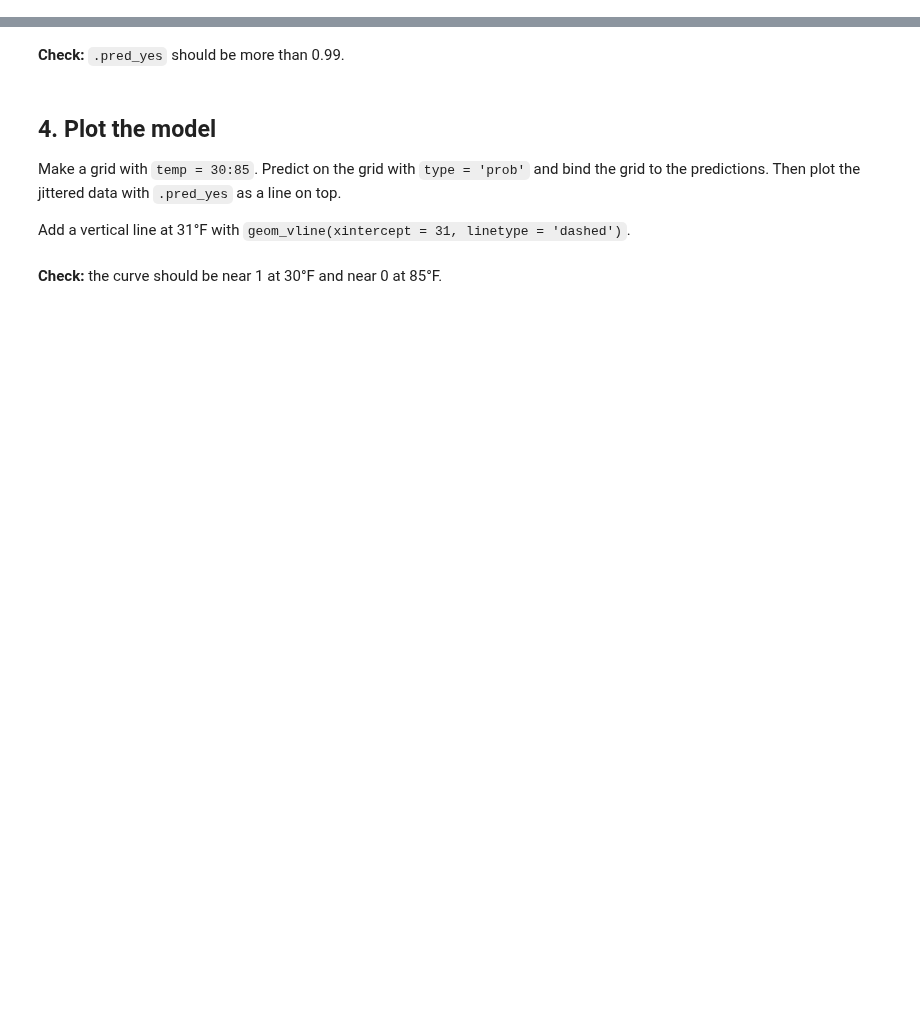
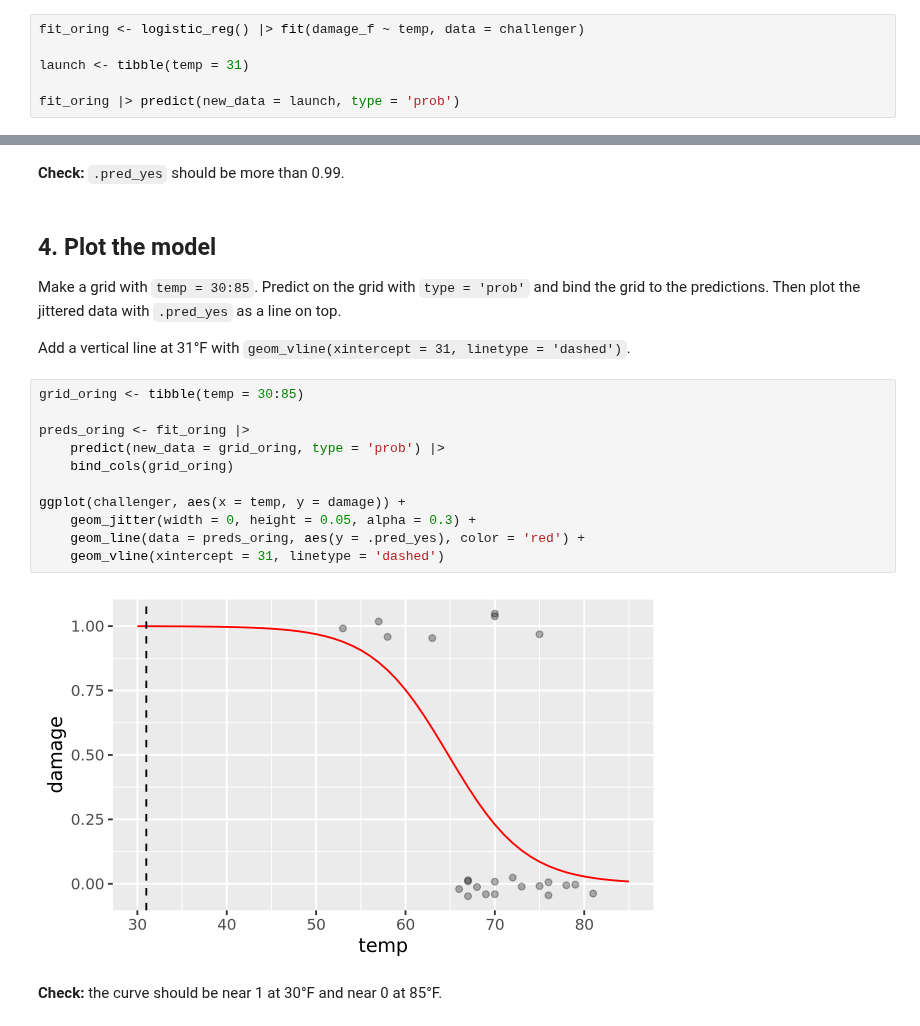
Before and after one commit to emmagatewood/codespace, a Jupyter notebook: exercises/11-challenger-exercise.ipynb, the cells around one changed output, grey strips where cells are left out. Cells and saved outputs as stored; diff of their text form; blank space fills up the shorter version.

````diff
--- a/exercises/11-challenger-exercise.ipynb
+++ b/exercises/11-challenger-exercise.ipynb
@@ -89,3 +107,9 @@ fit_oring |> predict(new_data = launch, type = 'prob')
 ```
 
 </details>
+# %%
+fit_oring <- logistic_reg() |> fit(damage_f ~ temp, data = challenger)
+
+launch <- tibble(temp = 31)
+
+fit_oring |> predict(new_data = launch, type = 'prob')
@@ -97,5 +124,18 @@ fit_oring |> predict(new_data = launch, type = 'prob')
 Make a grid with `temp = 30:85`. Predict on the grid with `type = 'prob'` and bind the grid to the predictions. Then plot the jittered data with `.pred_yes` as a line on top.
 
 Add a vertical line at 31°F with `geom_vline(xintercept = 31, linetype = 'dashed')`.
+# %%
+grid_oring <- tibble(temp = 30:85)
+
+preds_oring <- fit_oring |>
+    predict(new_data = grid_oring, type = 'prob') |>
+    bind_cols(grid_oring)
+
+ggplot(challenger, aes(x = temp, y = damage)) +
+    geom_jitter(width = 0, height = 0.05, alpha = 0.3) +
+    geom_line(data = preds_oring, aes(y = .pred_yes), color = 'red') +
+    geom_vline(xintercept = 31, linetype = 'dashed')
+# %% [output]
+[figure, added]
 # %% [markdown]
 **Check:** the curve should be near 1 at 30°F and near 0 at 85°F.
````
Also changed, not shown: parts of 4 cells of this notebook.
